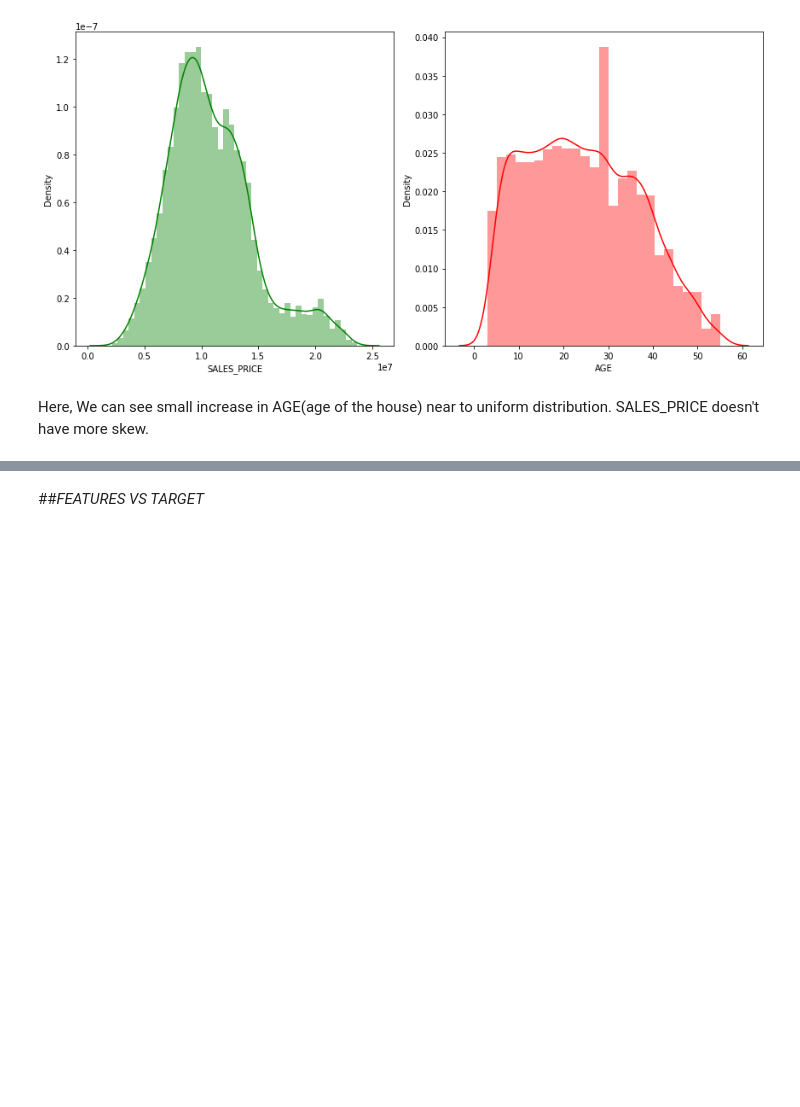
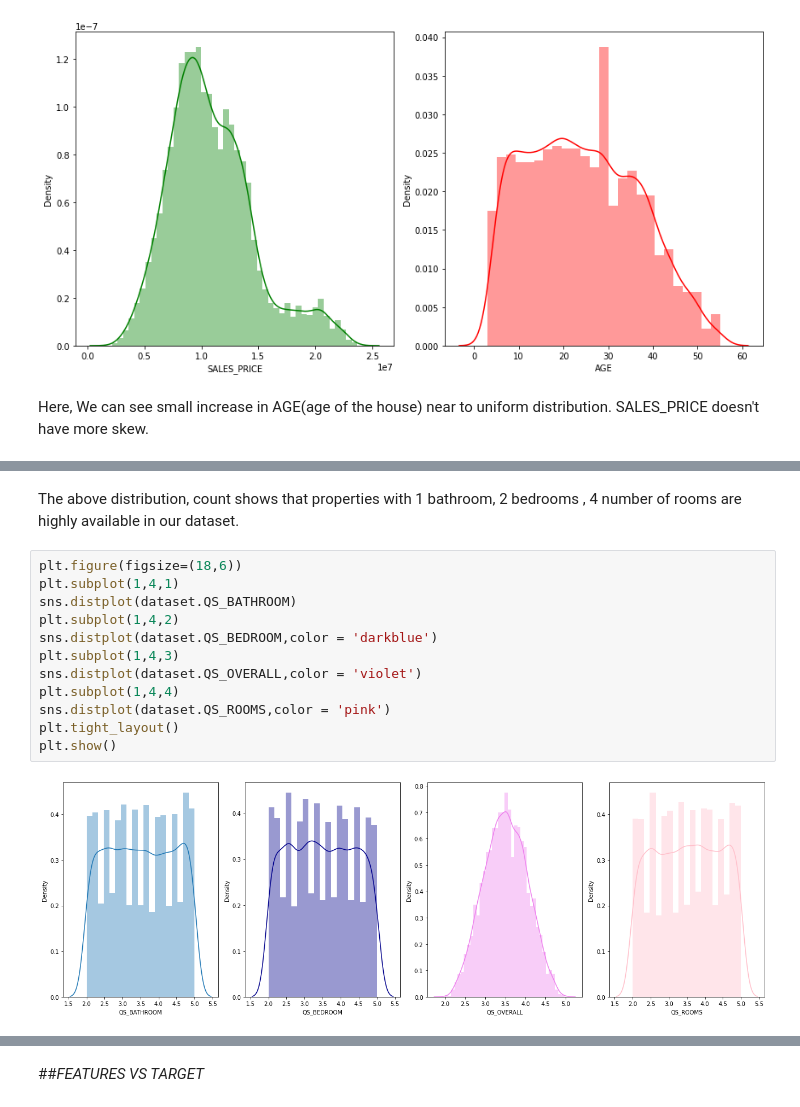
Before and after one commit to JayabharathiRavi/chennai_house_price, a Jupyter notebook: Chennai_House_price.ipynb, the cells around one changed output, grey strips where cells are left out. Drawn from its saved outputs; the diff is of its cells as text; blank space fills up the shorter version.

```diff
--- a/Chennai_House_price.ipynb
+++ b/Chennai_House_price.ipynb
@@ -536,0 +573,16 @@ SALES_PRICE doesn't have more skew.
+# %% [markdown]
+The above distribution, count shows that properties with 1 bathroom, 2 bedrooms , 4 number of rooms are highly available in our dataset.
+# %%
+plt.figure(figsize=(18,6))
+plt.subplot(1,4,1)
+sns.distplot(dataset.QS_BATHROOM)
+plt.subplot(1,4,2)
+sns.distplot(dataset.QS_BEDROOM,color = 'darkblue')
+plt.subplot(1,4,3)
+sns.distplot(dataset.QS_OVERALL,color = 'violet')
+plt.subplot(1,4,4)
+sns.distplot(dataset.QS_ROOMS,color = 'pink')
+plt.tight_layout()
+plt.show()
+# %% [output]
+[figure, added]
```
Also changed, not shown: parts of 92 cells of this notebook.
